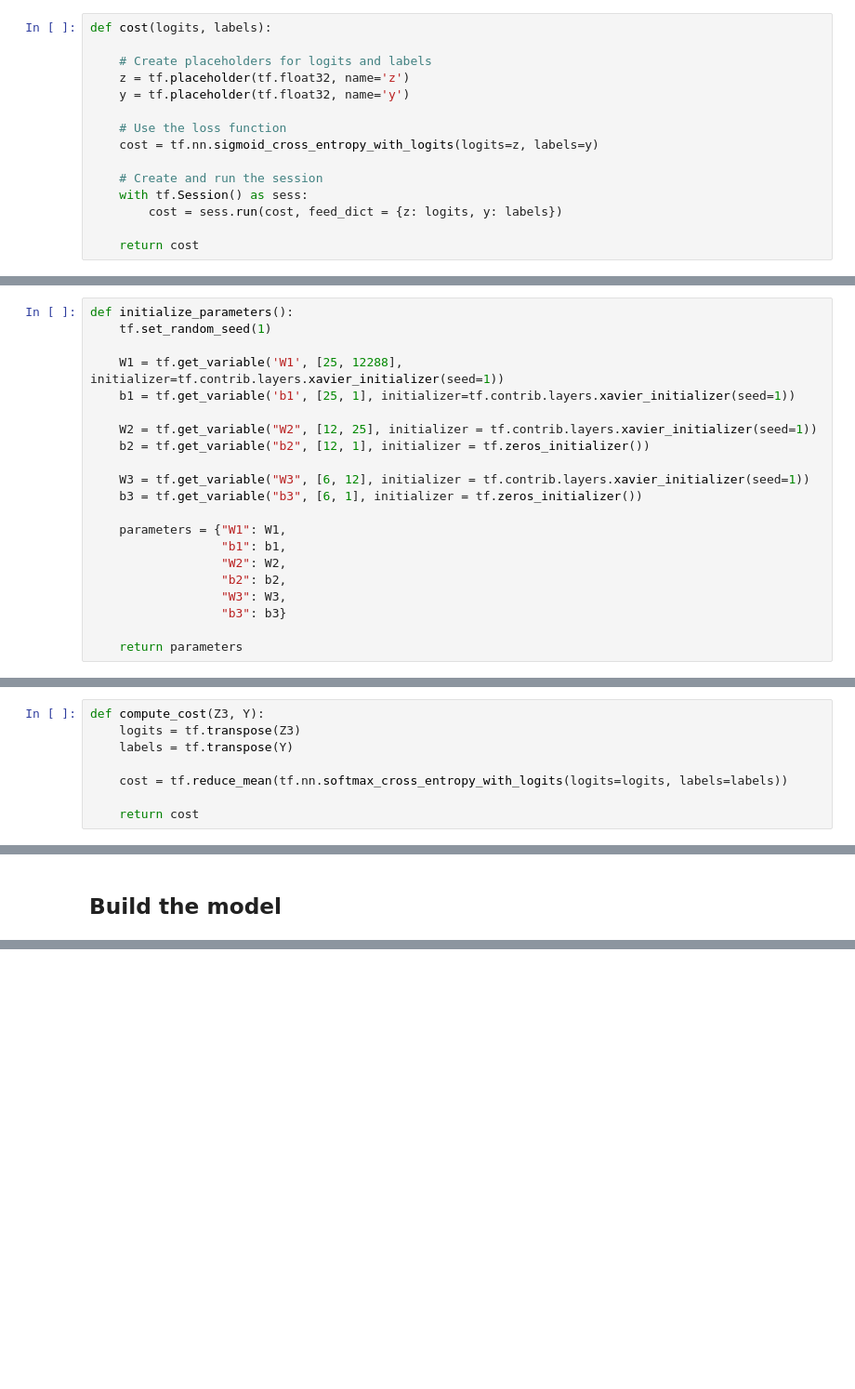
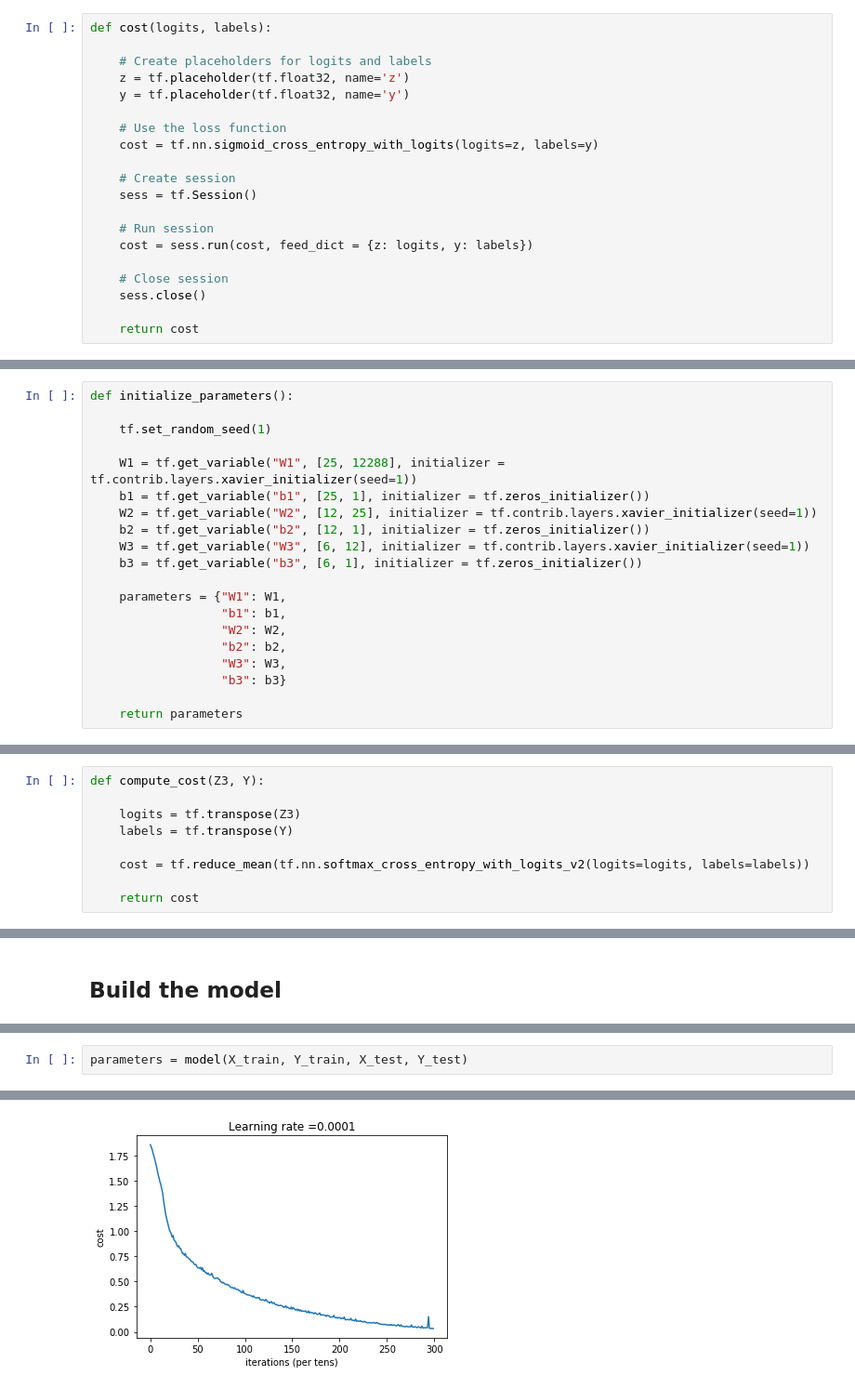
Before and after one commit to marcopeix/Deep_Learning_AI, a Jupyter notebook: 2.Improving Deep Neural Networks/3.Hyperparameter Tuning, Batch Normalization and Programming Frameworks/Tensorflow Application.ipynb, the cells around one changed output, grey strips where cells are left out. Shown at 93% size. Cells and saved outputs as stored; diff of their text form; blank space fills up the shorter version.

```diff
--- a/2.Improving Deep Neural Networks/3.Hyperparameter Tuning, Batch Normalization and Programming Frameworks/Tensorflow Application.ipynb
+++ b/2.Improving Deep Neural Networks/3.Hyperparameter Tuning, Batch Normalization and Programming Frameworks/Tensorflow Application.ipynb
@@ -102,9 +104,14 @@ def cost(logits, labels):
     # Use the loss function
     cost = tf.nn.sigmoid_cross_entropy_with_logits(logits=z, labels=y)
 
-    # Create and run the session
-    with tf.Session() as sess:
-        cost = sess.run(cost, feed_dict = {z: logits, y: labels})
+    # Create session
+    sess = tf.Session()
+
+    # Run session
+    cost = sess.run(cost, feed_dict = {z: logits, y: labels})
+
+    # Close session
+    sess.close()
 
     return cost
 # %%
@@ -212,14 +225,13 @@ Y = Tensor("Y_4:0", shape=(6, ?), dtype=float32)
 ## Initializing the parameters
 # %%
 def initialize_parameters():
+
     tf.set_random_seed(1)
 
-    W1 = tf.get_variable('W1', [25, 12288], initializer=tf.contrib.layers.xavier_initializer(seed=1))
-    b1 = tf.get_variable('b1', [25, 1], initializer=tf.contrib.layers.xavier_initializer(seed=1))
-
+    W1 = tf.get_variable("W1", [25, 12288], initializer = tf.contrib.layers.xavier_initializer(seed=1))
+    b1 = tf.get_variable("b1", [25, 1], initializer = tf.zeros_initializer())
     W2 = tf.get_variable("W2", [12, 25], initializer = tf.contrib.layers.xavier_initializer(seed=1))
     b2 = tf.get_variable("b2", [12, 1], initializer = tf.zeros_initializer())
-
     W3 = tf.get_variable("W3", [6, 12], initializer = tf.contrib.layers.xavier_initializer(seed=1))
     b3 = tf.get_variable("b3", [6, 1], initializer = tf.zeros_initializer())
 
@@ -282,10 +291,11 @@ Z3 = Tensor("Add_2:0", shape=(6, ?), dtype=float32)
 ## Compute cost
 # %%
 def compute_cost(Z3, Y):
+
     logits = tf.transpose(Z3)
     labels = tf.transpose(Y)
 
-    cost = tf.reduce_mean(tf.nn.softmax_cross_entropy_with_logits(logits=logits, labels=labels))
+    cost = tf.reduce_mean(tf.nn.softmax_cross_entropy_with_logits_v2(logits=logits, labels=labels))
 
     return cost
 # %%
@@ -384,3 +390,6 @@ def model(X_train, Y_train, X_test, Y_test, learning_rate=0.0001, num_epochs=150
         print("Test Accuracy:", accuracy.eval({X: X_test, Y: Y_test}))
 
         return parameters
+# %%
+parameters = model(X_train, Y_train, X_test, Y_test)
+# %% [output]
@@ -386,0 +411 @@ def model(X_train, Y_train, X_test, Y_test, learning_rate=0.0001, num_epochs=150
+[figure, added]
```
Also changed, not shown: parts of 10 cells of this notebook.
